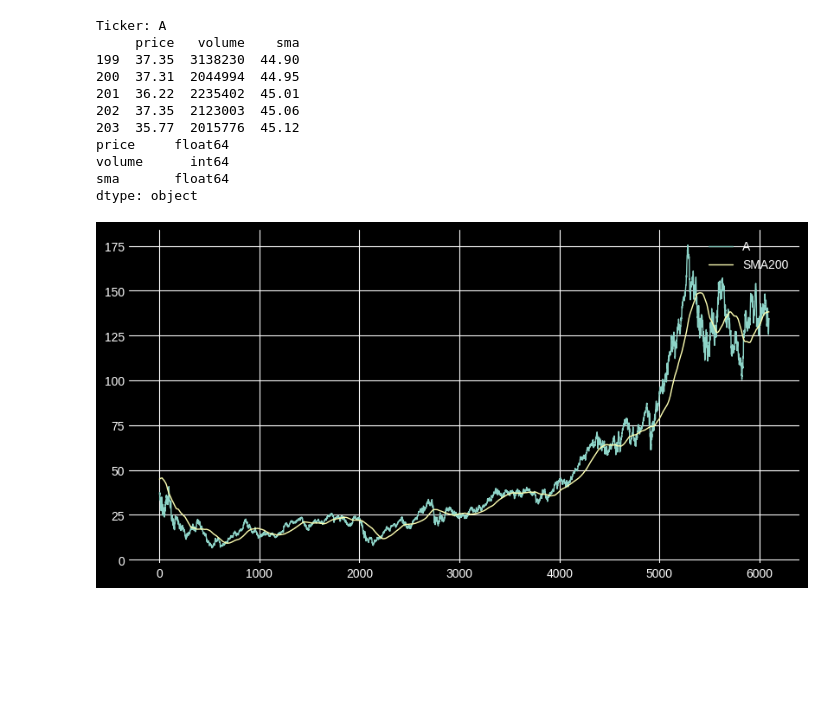
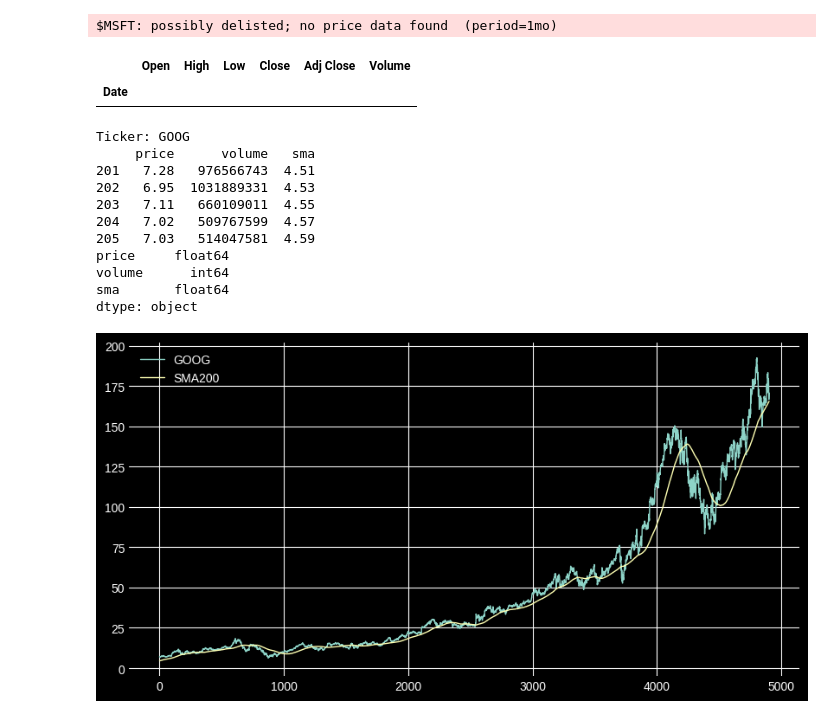
Before and after one commit to ItaiAviad/traider, a Jupyter notebook: model/data/data.ipynb, the cells around one changed output. Saved outputs shown, nothing was run; the diff lists cells and outputs as text; code cells hidden in the pictures; blank space fills up the shorter version.

Commit message:
feat(data): simplify dataset (only one stock)

```diff
--- a/model/data/data.ipynb
+++ b/model/data/data.ipynb
@@ -72,8 +7,28 @@ for i, t in enumerate(tickers):
+# %%
+PERIOD = "max"
+TICKER_SYMBOL = "GOOG"
+DATASET_FILE = f"{TICKER_SYMBOL}.csv"
+# %%
+# download data - yfinance
+
+t = TICKER_SYMBOL
+
+df = yf.download([t], period=PERIOD, progress=False, rounding=True)
+if not df.empty:
+    df.to_csv(DATASET_FILE)
+# %% [output]
+$MSFT: possibly delisted; no price data found  (period=1mo)
+|  | Open | High | Low | Close | Adj Close | Volume |
+| Date |  |  |  |  |  |  |
 # %%
 # add SMA200 to data
-tickers = get_tickers()
-t = tickers[0]
-df = pd.read_csv(get_csv_name(t))
+
+t = TICKER_SYMBOL
+df = pd.read_csv(DATASET_FILE)
+
+# rename columns, delete unnecessary rows, cut Date time
+df.rename(columns={"Price": "Date"}, inplace=True)
+df.drop(index=[0, 1], inplace=True)
 
 SMA_PERIOD = 200
 # Compute SMA
@@ -87,19 +42,19 @@ df = (
 )
 
 # Save to a CSV file
-df.to_csv(f"{t}.csv", index=False)
+df.to_csv(DATASET_FILE, index=False)
 
 print(f"Ticker: {t}")
 print(df.head())
 print(df.dtypes)
 # %% [output]
-Ticker: A
-     price   volume    sma
-199  37.35  3138230  44.90
-200  37.31  2044994  44.95
-201  36.22  2235402  45.01
-202  37.35  2123003  45.06
-203  35.77  2015776  45.12
+Ticker: GOOG
+     price      volume   sma
+201   7.28   976566743  4.51
+202   6.95  1031889331  4.53
+203   7.11   660109011  4.55
+204   7.02   509767599  4.57
+205   7.03   514047581  4.59
 price     float64
 volume      int64
 sma       float64
@@ -107,18 +62,18 @@ dtype: object
 # %%
 plt.style.use("default")
 plt.style.use("seaborn-v0_8-darkgrid")
 plt.style.use("dark_background")
 
 # Plot the 'Close' price against the 'Date'
 plt.figure(figsize=(10, 5))
 
 df = pd.read_csv(f"{t}.csv")
 plt.plot(df.index, df["price"], label="price", linewidth=1)
 plt.plot(df.index, df["sma"], label="sma", linewidth=1)
 
 plt.grid(True)
-plt.legend([t, "SMA200"])
+plt.legend([t, f"SMA{SMA_PERIOD}"])
 
 plt.show()
 # %% [output]
-[figure, old version]
+[figure, new version]
```
Also changed, not shown: parts of 3 cells of this notebook, 3 other files.
